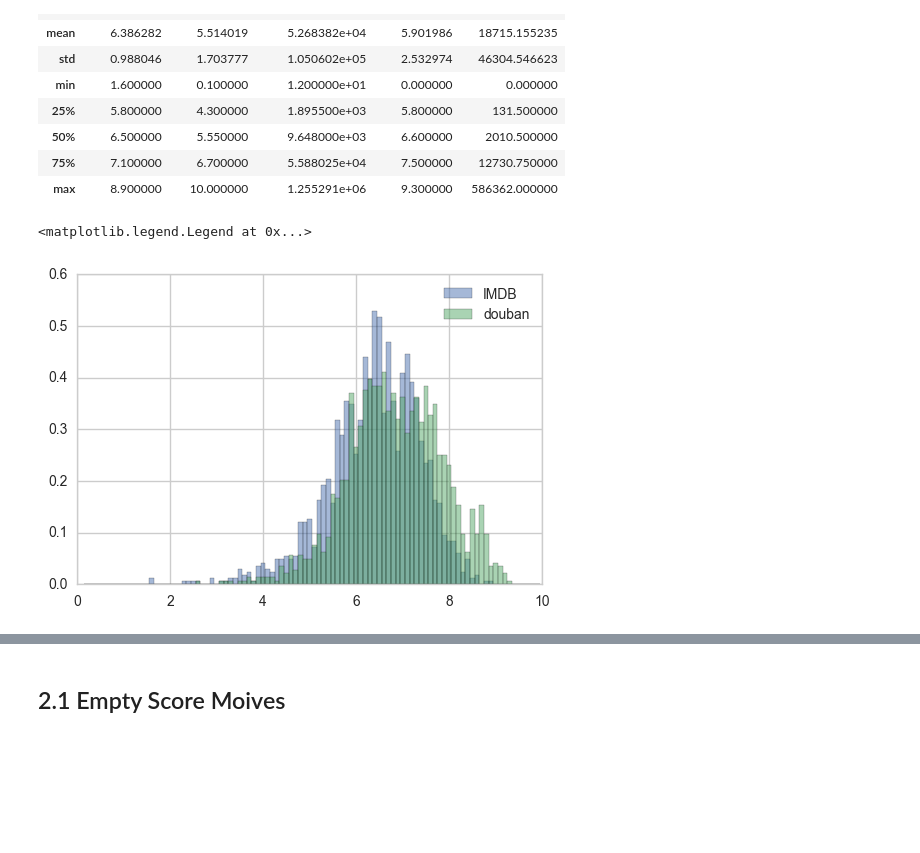
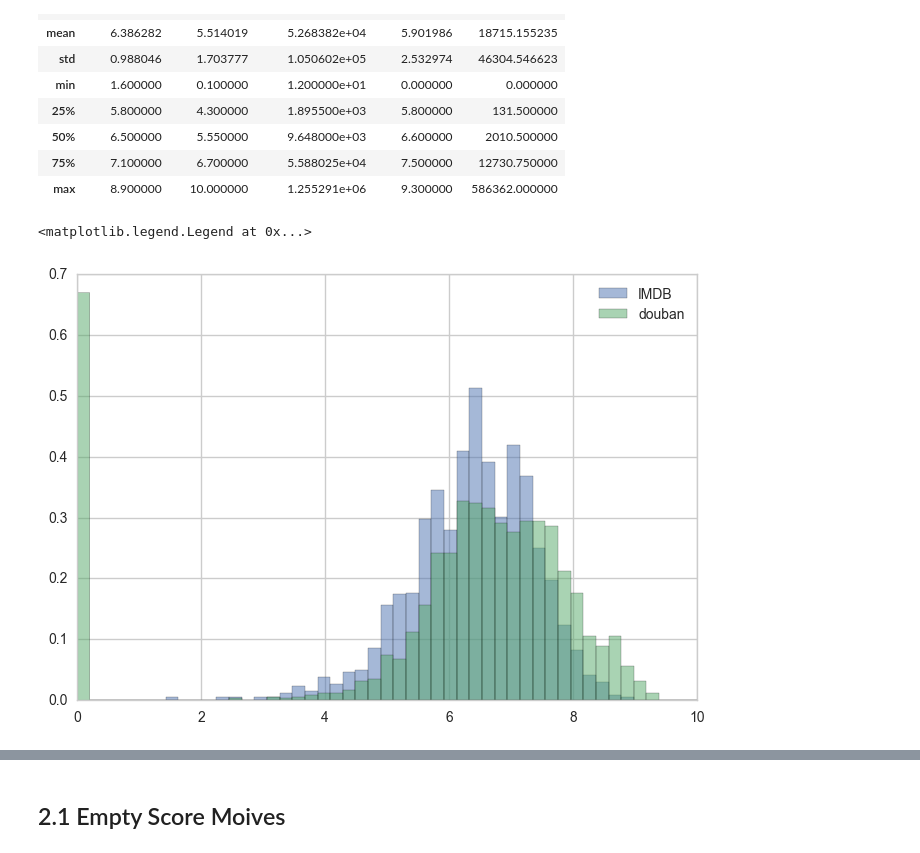
Before and after one commit to cqcn1991/movie-compare, a Jupyter notebook: movie_compare.ipynb, the cells around one changed output, grey strips where cells are left out. Saved outputs shown, nothing was run; the diff lists cells and outputs as text; code cells hidden in the pictures; blank space fills up the shorter version.

```diff
--- a/movie_compare.ipynb
+++ b/movie_compare.ipynb
@@ -85,12 +83,14 @@ df = df[(df.imdb_rating != 'N/A') &(df.metascore != 'N/A')]
 df['imdb_ratings_count'] = df['omdb_info'].apply(lambda x: int(x['imdbVotes'].replace(',', '')))
 df['db_rating'] = df['douban_info'].apply(lambda x: x['rating']['average'])
 df['db_ratings_count'] = df['douban_info'].apply(lambda x: x['ratings_count'])
-df['image_url']=df['douban_info'].apply(lambda x: x['images']['medium'])
 df['imdb_rating'] = df['imdb_rating'].astype(float)
 df['imdb_ratings_count'] = df['imdb_ratings_count'].astype(float)
 df['name'] = df['name'].apply(lambda x: x.encode('ascii','ignore'))
 df['metascore'] = df['metascore'].astype(float)
 df['metascore'] = df['metascore']/10
+df['genre']=df['omdb_info'].apply(lambda x: x.get('Genre', 'none'))
+df['image_url']=df['omdb_info'].apply(lambda x: x.get('Poster', 'none'))
+df['douban_url']=df['douban_info'].apply(lambda x: x['alt'])
 
 df.drop('douban_info', 1, inplace=True)
 df.drop('omdb_info', 1, inplace=True)
@@ -109,10 +109,11 @@ df.describe()
 | 75% | 7.100000 | 6.700000 | 5.588025e+04 | 7.500000 | 12730.750000 |
 | max | 8.900000 | 10.000000 | 1.255291e+06 | 9.300000 | 586362.000000 |
 # %%
-bins=arange(0.05,10,0.1)
+# bins=arange(-0.05,10,0.1)
+bins=linspace(0,10)
 df['imdb_rating'].hist(bins=bins, alpha=0.5, normed=True, label = 'IMDB')
 df['db_rating'].hist(bins=bins, alpha=0.5,  normed=True, label = 'douban')
 plt.legend()
 # %% [output]
 <matplotlib.legend.Legend at 0x...>
-[figure, old version]
+[figure, new version]
```
Also changed, not shown: parts of 87 cells of this notebook, 20 other files.
